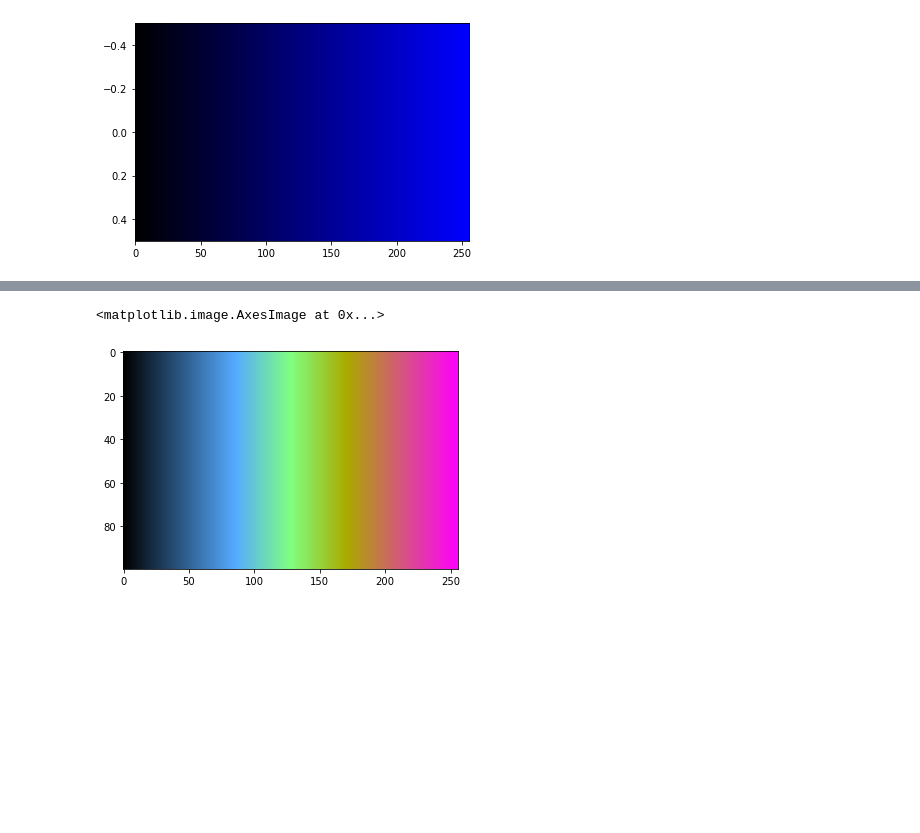
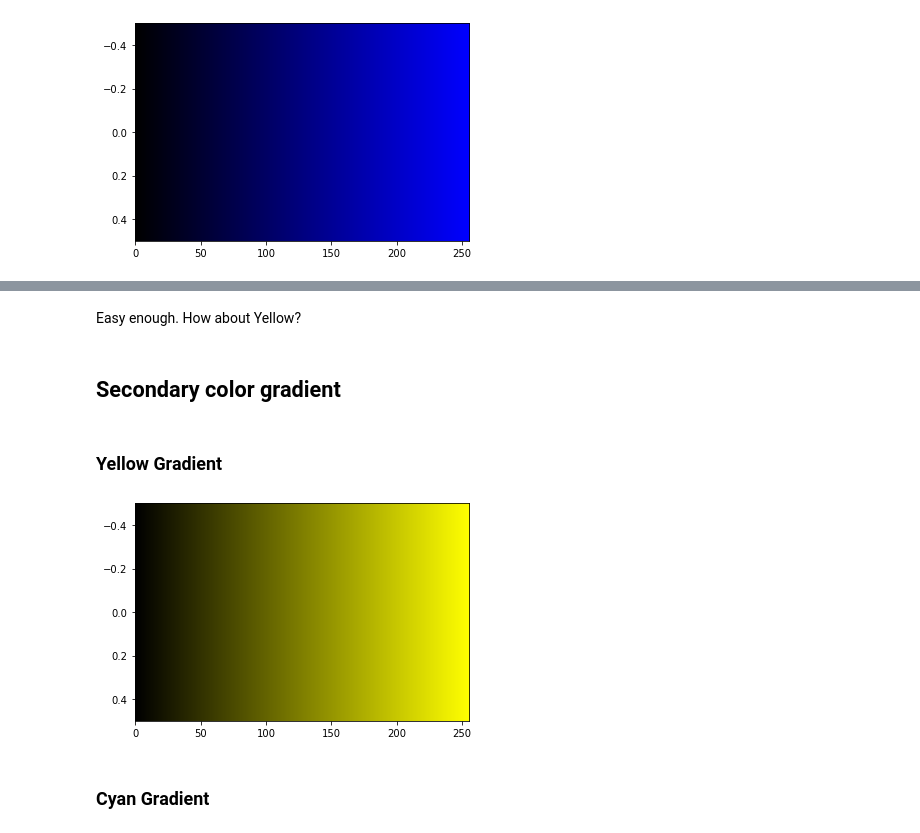
Before and after one commit to ssaeed85/dsc-RGB-Imshow, a Jupyter notebook: RGB Understanding.ipynb, the cells around one changed output, grey strips where cells are left out. Drawn from its saved outputs; the diff is of its cells as text; code cells hidden in the pictures; blank space fills up the shorter version.

```diff
--- a/RGB Understanding.ipynb
+++ b/RGB Understanding.ipynb
@@ -356,5 +304,17 @@ RGB_new.shape
-# %%
- plt.imshow(RGB_new, aspect='auto')
-# %% [output]
-<matplotlib.image.AxesImage at 0x...>
-[figure, removed]
+# %% [markdown]
+Easy enough. How about Yellow?
+# %% [markdown]
+## Secondary color gradient
+# %% [markdown]
+### Yellow Gradient
+# %%
+r_channel = np.arange(0,256)
+g_channel = np.arange(0,256)
+b_channel = zeros_channel
+# %%
+ plt.imshow(np.dstack([r_channel,g_channel,b_channel])
+            ,aspect='auto');
+# %% [output]
+[figure, added]
+# %% [markdown]
+### Cyan Gradient
```
Also changed, not shown: parts of 87 cells of this notebook.
